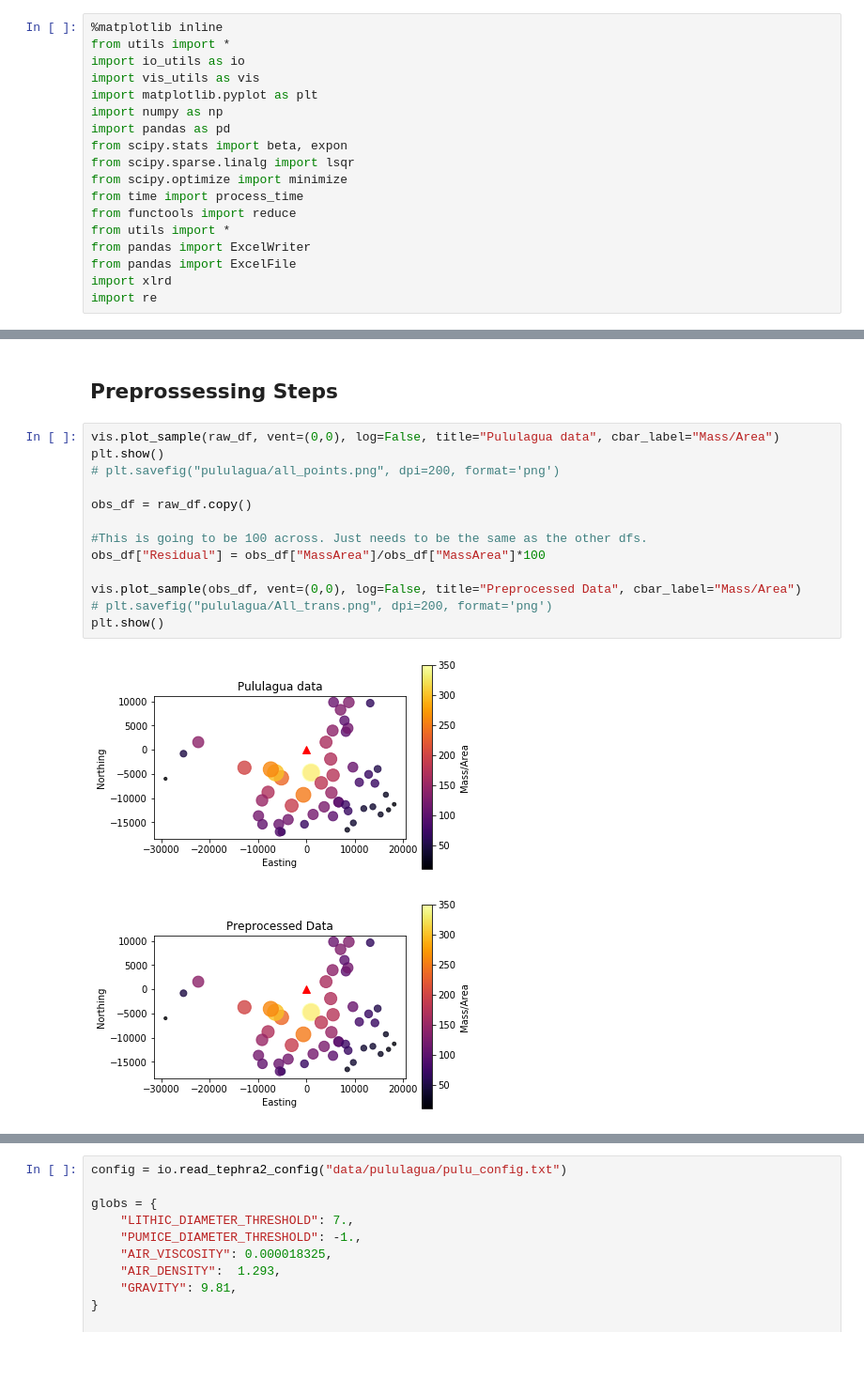
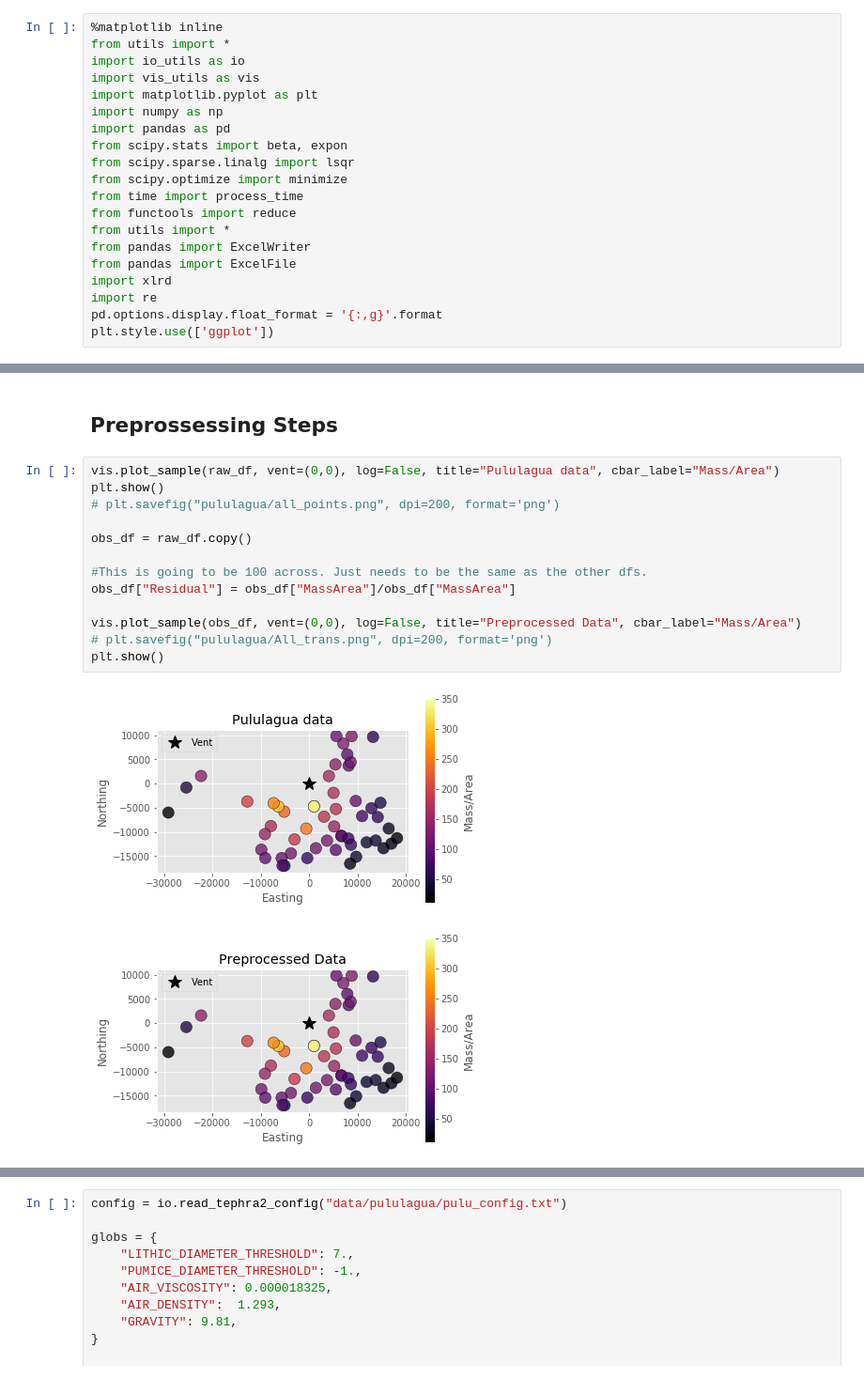
Before and after one commit to nmostert/inversion_project, a Jupyter notebook: Pululagua_Inversion_Examples.ipynb, the cells around one changed output, grey strips where cells are left out. Shown at 94% size. Drawn from its saved outputs; the diff is of its cells as text.

```diff
--- a/Pululagua_Inversion_Examples.ipynb
+++ b/Pululagua_Inversion_Examples.ipynb
@@ -18,6 +18,8 @@ from pandas import ExcelWriter
 from pandas import ExcelFile
 import xlrd
 import re
+pd.options.display.float_format = '{:,g}'.format
+plt.style.use(['ggplot'])
 # %%
 filename = "./data/pululagua/pulu_real_data.csv"
 
@@ -39,19 +41,19 @@ display(raw_df.head())
 # %%
 vis.plot_sample(raw_df, vent=(0,0), log=False, title="Pululagua data", cbar_label="Mass/Area")
 plt.show()
 # plt.savefig("pululagua/all_points.png", dpi=200, format='png')
 
 obs_df = raw_df.copy()
 
 #This is going to be 100 across. Just needs to be the same as the other dfs.
-obs_df["Residual"] = obs_df["MassArea"]/obs_df["MassArea"]*100
+obs_df["Residual"] = obs_df["MassArea"]/obs_df["MassArea"]
 
 vis.plot_sample(obs_df, vent=(0,0), log=False, title="Preprocessed Data", cbar_label="Mass/Area")
 # plt.savefig("pululagua/All_trans.png", dpi=200, format='png')
 plt.show()
 # %% [output]
-[figure, old version]
+[figure, new version]
-[figure, old version]
+[figure, new version]
 # %%
 t2_df, _, _, _ = io.read_tephra2("data/pululagua/pulu_out.txt")
 
```
Also changed, not shown: parts of 15 cells of this notebook, 5 other files.
